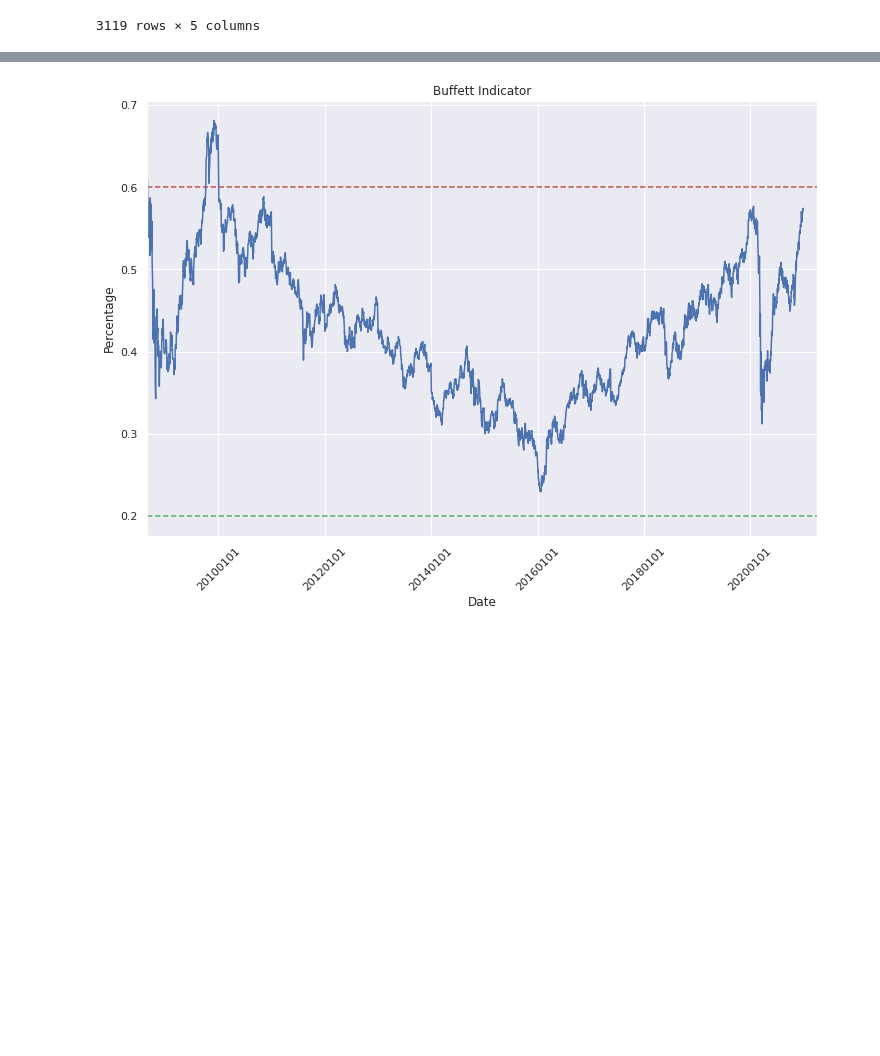
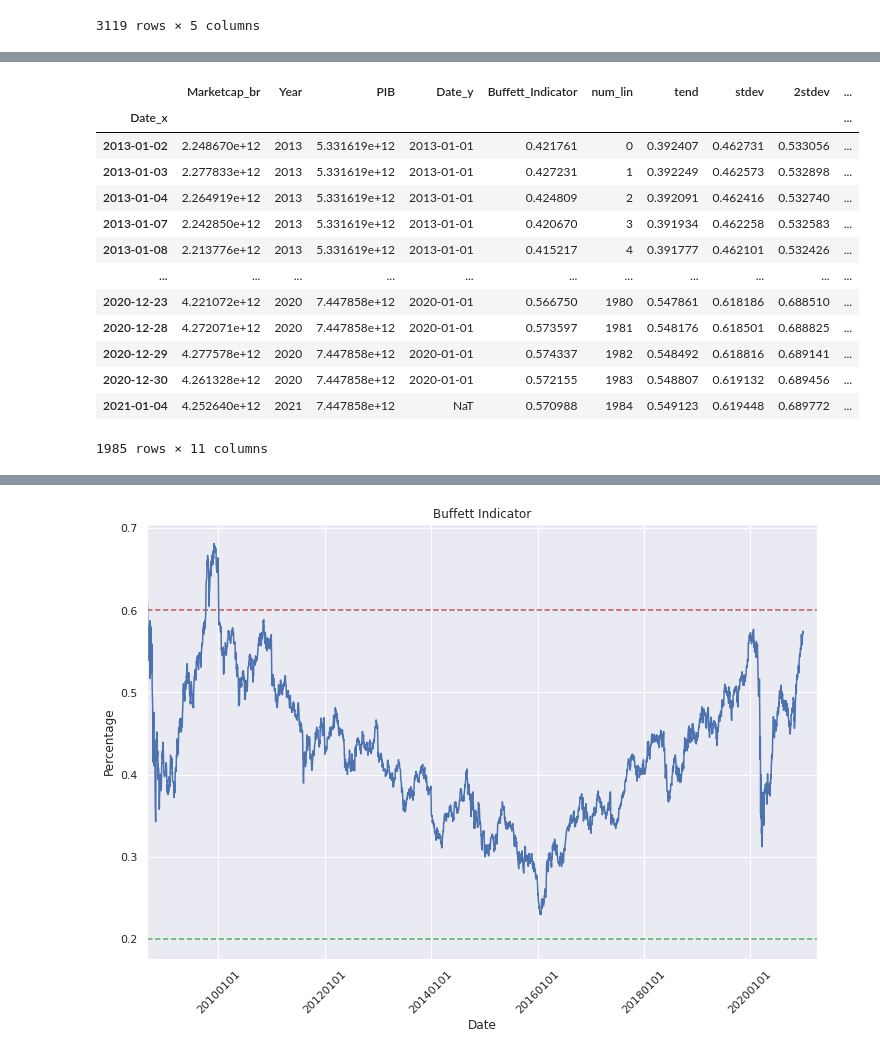
Before and after one commit to cafe-com-analytics/wb_indicator, a Jupyter notebook: notebooks/data_aquisition_adachi.ipynb, the cells around one changed output, grey strips where cells are left out. Saved outputs shown, nothing was run; the diff lists cells and outputs as text; code cells hidden in the pictures; blank space fills up the shorter version.

```diff
--- a/notebooks/data_aquisition_adachi.ipynb
+++ b/notebooks/data_aquisition_adachi.ipynb
@@ -394,0 +483,17 @@ combined.set_index('Date_x', inplace=True)
+# %%
+combined
+# %% [output]
+|  | Marketcap_br | Year | PIB | Date_y | Buffett_Indicator | num_lin | tend | stdev | 2stdev | ... |
+| Date_x |  |  |  |  |  |  |  |  |  | ... |
+| 2013-01-02 | 2.248670e+12 | 2013 | 5.331619e+12 | 2013-01-01 | 0.421761 | 0 | 0.392407 | 0.462731 | 0.533056 | ... |
+| 2013-01-03 | 2.277833e+12 | 2013 | 5.331619e+12 | 2013-01-01 | 0.427231 | 1 | 0.392249 | 0.462573 | 0.532898 | ... |
+| 2013-01-04 | 2.264919e+12 | 2013 | 5.331619e+12 | 2013-01-01 | 0.424809 | 2 | 0.392091 | 0.462416 | 0.532740 | ... |
+| 2013-01-07 | 2.242850e+12 | 2013 | 5.331619e+12 | 2013-01-01 | 0.420670 | 3 | 0.391934 | 0.462258 | 0.532583 | ... |
+| 2013-01-08 | 2.213776e+12 | 2013 | 5.331619e+12 | 2013-01-01 | 0.415217 | 4 | 0.391777 | 0.462101 | 0.532426 | ... |
+| ... | ... | ... | ... | ... | ... | ... | ... | ... | ... | ... |
+| 2020-12-23 | 4.221072e+12 | 2020 | 7.447858e+12 | 2020-01-01 | 0.566750 | 1980 | 0.547861 | 0.618186 | 0.688510 | ... |
+| 2020-12-28 | 4.272071e+12 | 2020 | 7.447858e+12 | 2020-01-01 | 0.573597 | 1981 | 0.548176 | 0.618501 | 0.688825 | ... |
+| 2020-12-29 | 4.277578e+12 | 2020 | 7.447858e+12 | 2020-01-01 | 0.574337 | 1982 | 0.548492 | 0.618816 | 0.689141 | ... |
+| 2020-12-30 | 4.261328e+12 | 2020 | 7.447858e+12 | 2020-01-01 | 0.572155 | 1983 | 0.548807 | 0.619132 | 0.689456 | ... |
+| 2021-01-04 | 4.252640e+12 | 2021 | 7.447858e+12 | NaT | 0.570988 | 1984 | 0.549123 | 0.619448 | 0.689772 | ... |
+1985 rows × 11 columns
```
Also changed, not shown: parts of 17 cells of this notebook, 1 other file.
